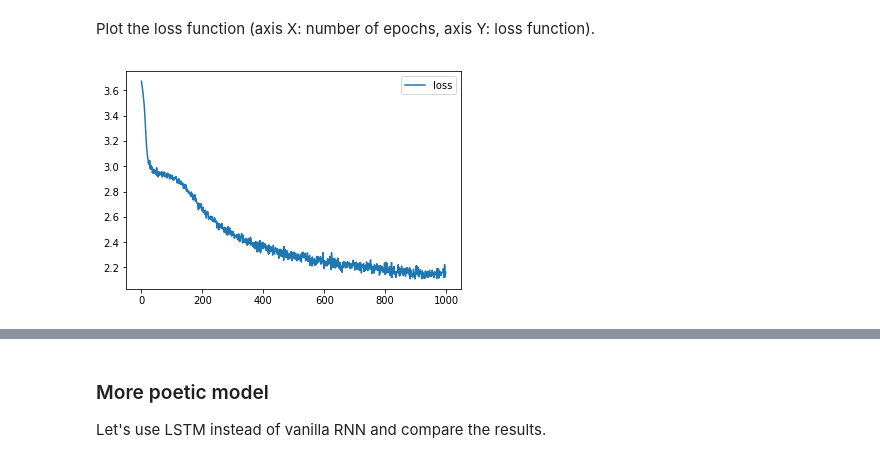
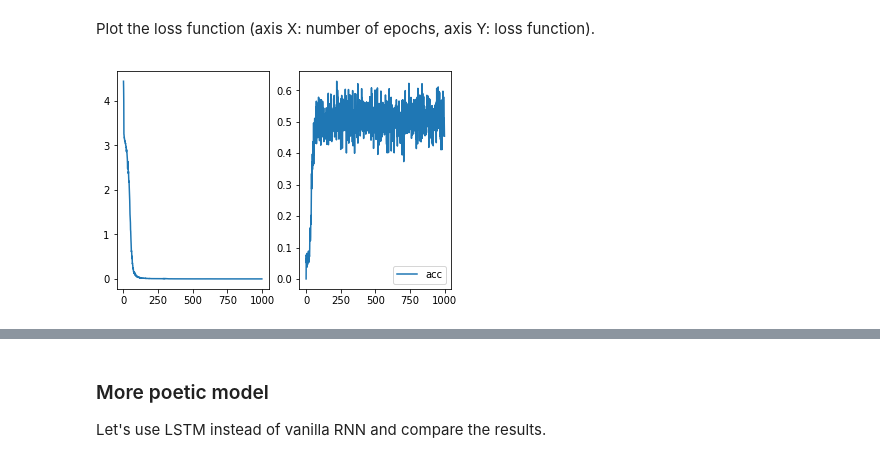
Before and after one commit to ermekaitygulov/made_nlp_course, a Jupyter notebook: homeworks/Lab01_Poetry_generation/Lab01_Poetry_generation.ipynb, the cells around one changed output, grey strips where cells are left out. Saved outputs shown, nothing was run; the diff lists cells and outputs as text; code cells hidden in the pictures.

Commit message:
add acc plot; try bidirectional rnn

```diff
--- a/homeworks/Lab01_Poetry_generation/Lab01_Poetry_generation.ipynb
+++ b/homeworks/Lab01_Poetry_generation/Lab01_Poetry_generation.ipynb
@@ -160,8 +142,8 @@ class CharRNNLoop(nn.Module):
         super(self.__class__, self).__init__()
         self.num_tokens = num_tokens
         self.rnn_num_units = rnn_num_units
-        self.rnn = nn.RNN(num_tokens, rnn_num_units, batch_first=True)
-        self.hid_to_logits = nn.Linear(rnn_num_units, num_tokens)
+        self.rnn = nn.RNN(num_tokens, rnn_num_units, batch_first=True, bidirectional=True)
+        self.hid_to_logits = nn.Linear(rnn_num_units * 2, num_tokens)
 
     def forward(self, x, prev_state):
         one_hot = F.one_hot(x, self.num_tokens).float()
@@ -170,7 +152,7 @@ class CharRNNLoop(nn.Module):
         return next_logits, h_state
 
     def init_state(self, batch_size):
-        return torch.zeros(1, batch_size, self.rnn_num_units).to(device)
+        return torch.zeros(2, batch_size, self.rnn_num_units).to(device)
 # %%
 plt.hist([len(line) for line in text.split('\n')])
 # %% [output]
@@ -182,7 +165,7 @@ plt.hist([len(line) for line in text.split('\n')])
 # %%
 UNK_IX, PAD_IX = map(token_to_idx.get, ['UNK', 'PAD'])
 
-def as_matrix(sequences, max_len=100):
+def as_matrix(sequences, max_len=80):
     """ Convert a list of tokens into a matrix with padding """
     max_len = min(max(map(len, sequences)), max_len)
 
@@ -201,7 +184,7 @@ def apply_char_dropout(matrix, keep_prop, replace_with=UNK_IX, pad_ix=PAD_IX,):
 
 
 def sample_lines(text, line_start_list, batch_size=32, max_len=100):
-    batch_start = sample(line_start_list, batch_size)
+    batch_start = sample(range(len(text)), batch_size)
     batch_seq = [text[i:i + max_len] for i in batch_start]
     return batch_seq
 # %% [markdown]
@@ -212,50 +195,62 @@ from random import sample
 # %%
 device = torch.device("cuda" if torch.cuda.is_available() else "cpu")
 # %%
-char_rnn = CharRNNLoop()
+char_rnn = CharRNNLoop(rnn_num_units=512)
 char_rnn.to(device)
 criterion = nn.CrossEntropyLoss(ignore_index = PAD_IX)
 opt = torch.optim.Adam(char_rnn.parameters())
-history = []
+loss_history = []
+acc_history = []
+# %%
+def compute_accuracy(pred_logits, actual):
+    total_n = len(actual)
+    pred_max = torch.argmax(pred_logits, axis=-1)
+    accuracy = (actual == pred_max).sum() / total_n
+    return accuracy
 # %%
 MAX_LENGTH = 100
 BATCH_SIZE = 32
-KEEP_CHAR_PROB = 0.8
+KEEP_CHAR_PROB = 0.9
 char_rnn.train()
+
 for i in range(1000):
     opt.zero_grad()
-    batch_line = sample_lines(text, line_start_list, BATCH_SIZE, max_len=MAX_LENGTH)
+    batch_line = sample_lines(text[:MAX_LENGTH], line_start_list, BATCH_SIZE, max_len=MAX_LENGTH)
     batch_token = as_matrix(batch_line, max_len=MAX_LENGTH)
 
     batch_input = batch_token[:, :-1]
     batch_input = apply_char_dropout(batch_input, KEEP_CHAR_PROB, UNK_IX, PAD_IX)
     batch_target = batch_token[:, 1:]
 
     batch_input = torch.tensor(batch_input, dtype=torch.int64).to(device)
     batch_target = torch.tensor(batch_target, dtype=torch.int64).to(device)
 
     first_state = char_rnn.init_state(BATCH_SIZE).to(device)
     pred_logits, _ = char_rnn(batch_input, first_state)
 
     # compute loss
-    pred_logits = pred_logits.view(-1, pred_logits.shape[-1])# YOUR CODE HERE
-    batch_target = batch_target.view(-1)# YOUR CODE HERE
+    pred_logits = pred_logits.view(-1, pred_logits.shape[-1])
+    batch_target = batch_target.view(-1)
 
-    loss = criterion(pred_logits, batch_target)# YOUR CODE HERE
+    loss = criterion(pred_logits, batch_target)
 
     # train with backprop
     # YOUR CODE HERE
 
     loss.backward()
     opt.step()
 
-    history.append(loss.to('cpu').detach().numpy())
+    accuracy = compute_accuracy(pred_logits, batch_target)
+    loss_history.append(loss.to('cpu').detach().numpy())
+    acc_history.append(accuracy.to('cpu').detach().numpy())
     if (i+1)%100==0:
         clear_output(True)
-        plt.plot(history,label='loss')
+        fig, axs = plt.subplots(1, 2)
+        axs[0].plot(loss_history, label='loss')
+        axs[1].plot(acc_history, label='acc')
         plt.legend()
         plt.show()
 
 assert np.mean(history[:10]) > np.mean(history[-10:]), "RNN didn't converge."
 # %% [output]
-[figure, old version]
+[figure, new version]
```
Also changed, not shown: parts of 14 cells of this notebook.
